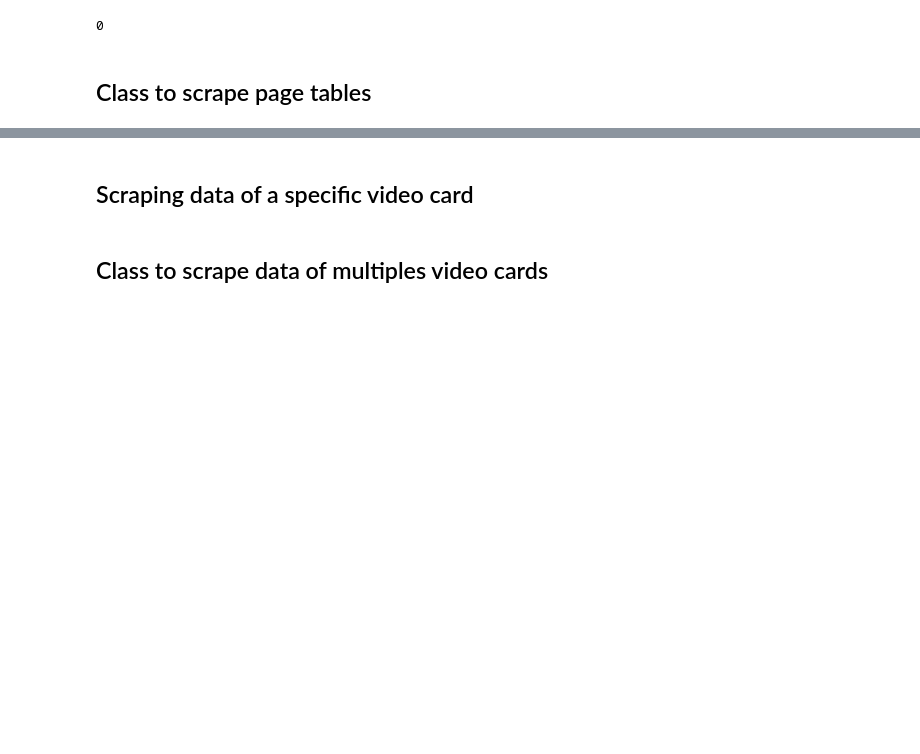
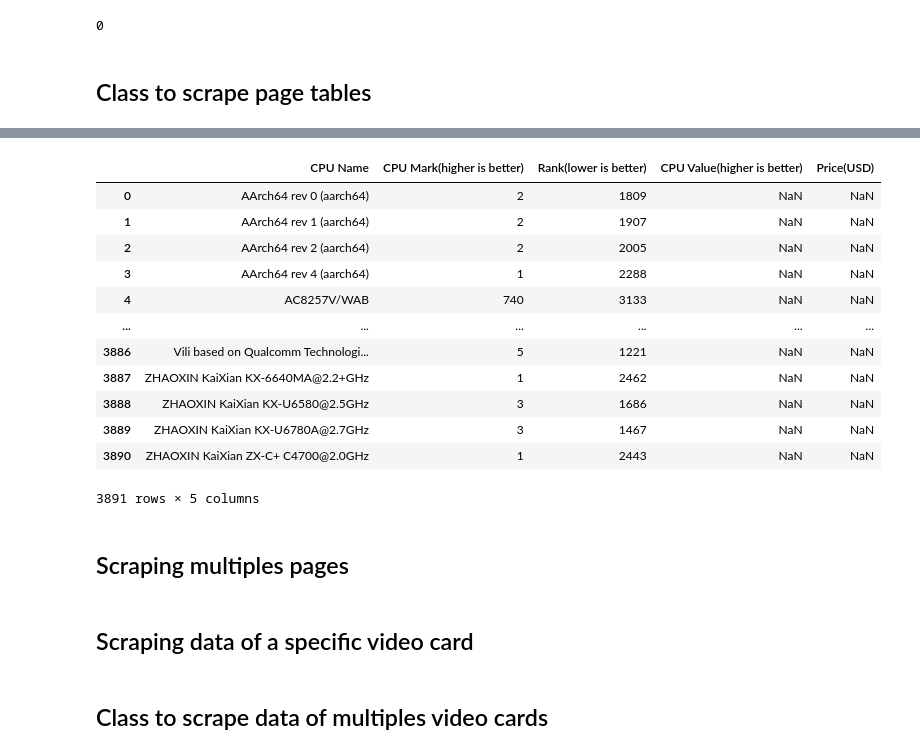
Before and after one commit to MatheusSC017/PassMarkWebScraping, a Jupyter notebook: PassMarkWebScrapping.ipynb, the cells around one changed output, grey strips where cells are left out. Cells and saved outputs as stored; diff of their text form; code cells hidden in the pictures; blank space fills up the shorter version.

```diff
--- a/PassMarkWebScrapping.ipynb
+++ b/PassMarkWebScrapping.ipynb
@@ -309,3 +344,21 @@ passmark = PassMarkPCComponentsAndAndroid('https://www.cpubenchmark.net/cpu_list
+# %%
+passmark.get_cleaned_dataframe()
+# %% [output]
+|  | CPU Name | CPU Mark(higher is better) | Rank(lower is better) | CPU Value(higher is better) | Price(USD) |
+| 0 | AArch64 rev 0 (aarch64) | 2 | 1809 | NaN | NaN |
+| 1 | AArch64 rev 1 (aarch64) | 2 | 1907 | NaN | NaN |
+| 2 | AArch64 rev 2 (aarch64) | 2 | 2005 | NaN | NaN |
+| 3 | AArch64 rev 4 (aarch64) | 1 | 2288 | NaN | NaN |
+| 4 | AC8257V/WAB | 740 | 3133 | NaN | NaN |
+| ... | ... | ... | ... | ... | ... |
+| 3886 | Vili based on Qualcomm Technologi... | 5 | 1221 | NaN | NaN |
+| 3887 | ZHAOXIN KaiXian KX-6640MA@2.2+GHz | 1 | 2462 | NaN | NaN |
+| 3888 | ZHAOXIN KaiXian KX-U6580@2.5GHz | 3 | 1686 | NaN | NaN |
+| 3889 | ZHAOXIN KaiXian KX-U6780A@2.7GHz | 3 | 1467 | NaN | NaN |
+| 3890 | ZHAOXIN KaiXian ZX-C+ C4700@2.0GHz | 1 | 2443 | NaN | NaN |
+3891 rows × 5 columns
+# %% [markdown]
+## Scraping multiples pages
 # %%
 [
     'https://www.videocardbenchmark.net/gpu_list.php',
```
Also changed, not shown: parts of 6 cells of this notebook.
